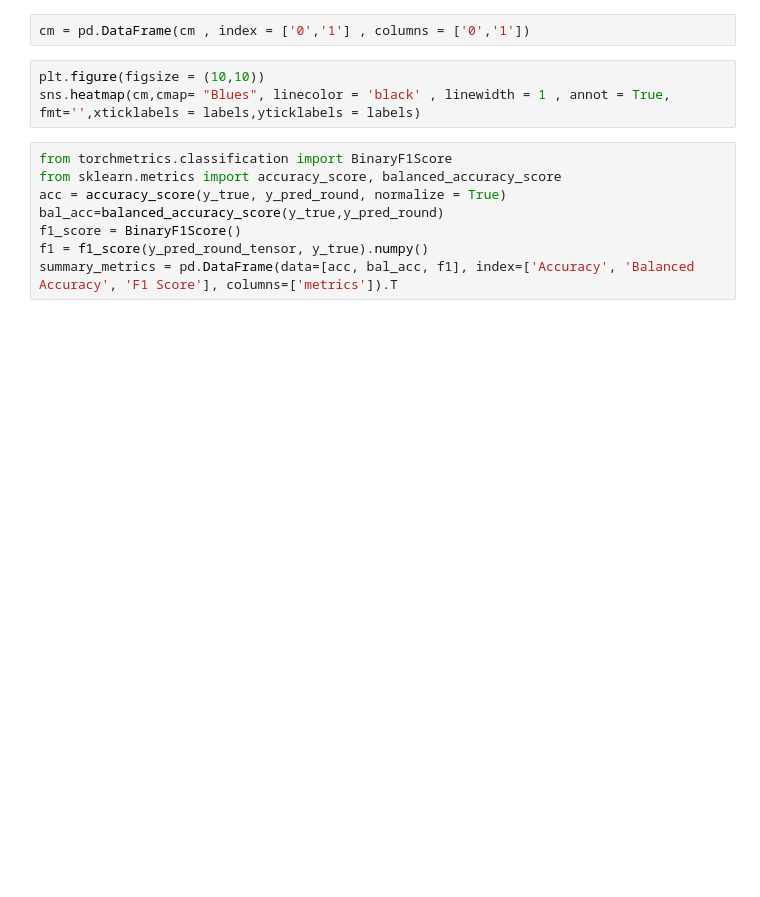
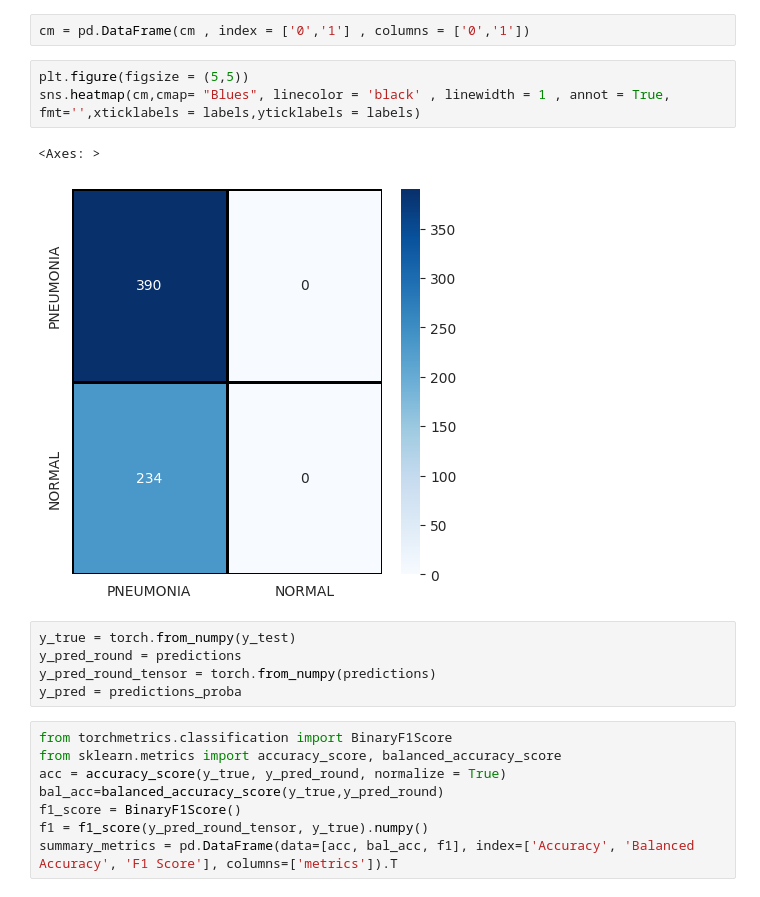
Before and after one commit to juliepinole/eth, a Jupyter notebook: healthcare/chest/Chest_explo.ipynb, the cells around one changed output. Cells and saved outputs as stored; diff of their text form; blank space fills up the shorter version.

```diff
--- a/healthcare/chest/Chest_explo.ipynb
+++ b/healthcare/chest/Chest_explo.ipynb
@@ -563,8 +544,16 @@ cm
 # %%
 cm = pd.DataFrame(cm , index = ['0','1'] , columns = ['0','1'])
 # %%
-plt.figure(figsize = (10,10))
+plt.figure(figsize = (5,5))
 sns.heatmap(cm,cmap= "Blues", linecolor = 'black' , linewidth = 1 , annot = True, fmt='',xticklabels = labels,yticklabels = labels)
+# %% [output]
+<Axes: >
+[figure, added]
+# %%
+y_true = torch.from_numpy(y_test)
+y_pred_round = predictions
+y_pred_round_tensor = torch.from_numpy(predictions)
+y_pred = predictions_proba
 # %%
 from torchmetrics.classification import BinaryF1Score
 from sklearn.metrics import accuracy_score, balanced_accuracy_score
```
Also changed, not shown: parts of 16 cells of this notebook, 2 other files.
